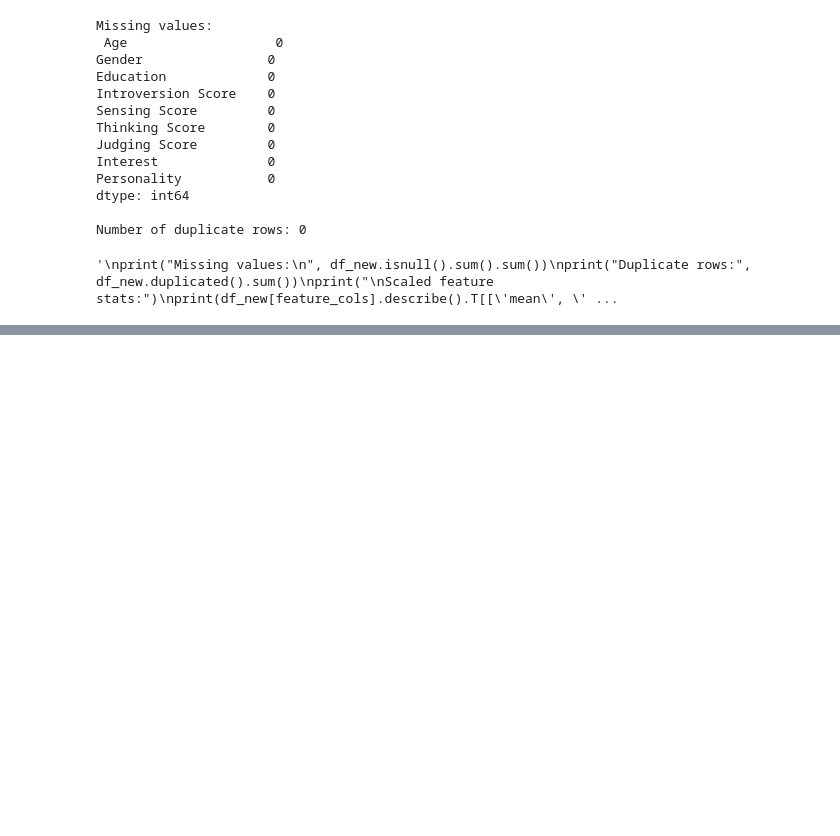
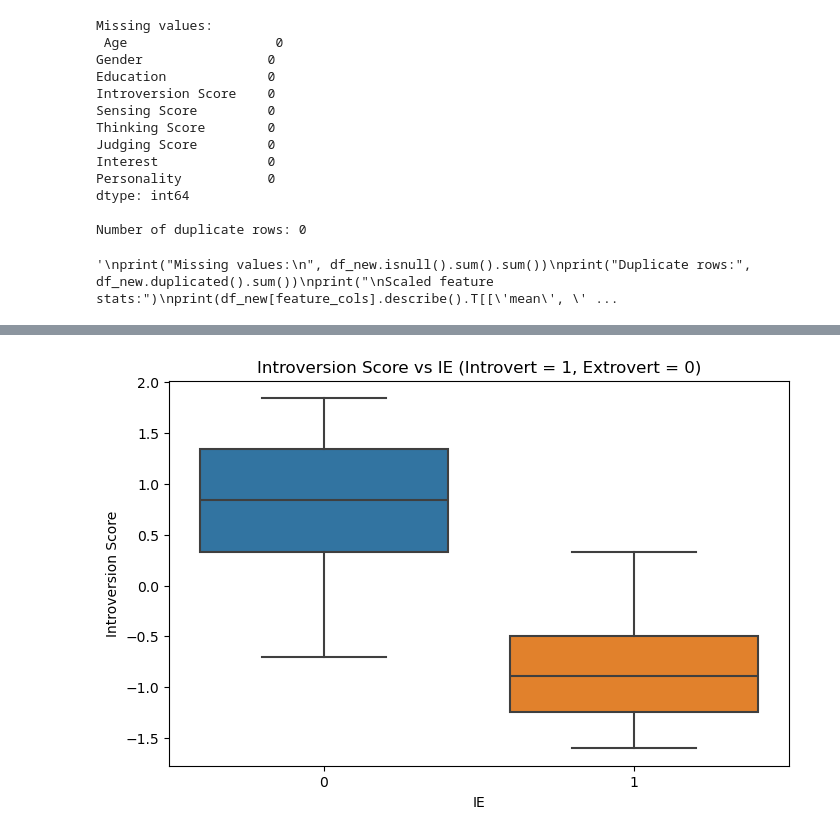
Before and after one commit to paripatel55/ML_Project, a Jupyter notebook: data.ipynb, the cells around one changed output, grey strips where cells are left out. Drawn from its saved outputs; the diff is of its cells as text; code cells hidden in the pictures; blank space fills up the shorter version.

```diff
--- a/data.ipynb
+++ b/data.ipynb
@@ -74,0 +97,11 @@ print(df_new.filter(like='Interest_').head())
+# %%
+#plotting a feature agaisnt your target variable
+# boxplot
+plt.figure(figsize=(8, 5))
+sns.boxplot(data=df_new, x='IE', y='Introversion Score')
+plt.title("Introversion Score vs IE (Introvert = 1, Extrovert = 0)")
+plt.xlabel("IE")
+plt.ylabel("Introversion Score")
+plt.show()
+# %% [output]
+[figure, added]
```
Also changed, not shown: parts of 19 cells of this notebook, 1 other file.
